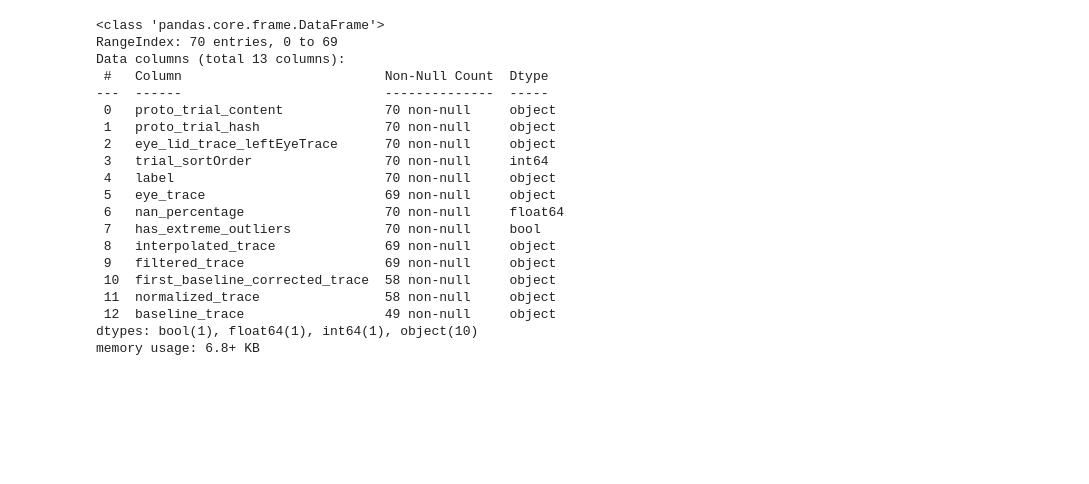
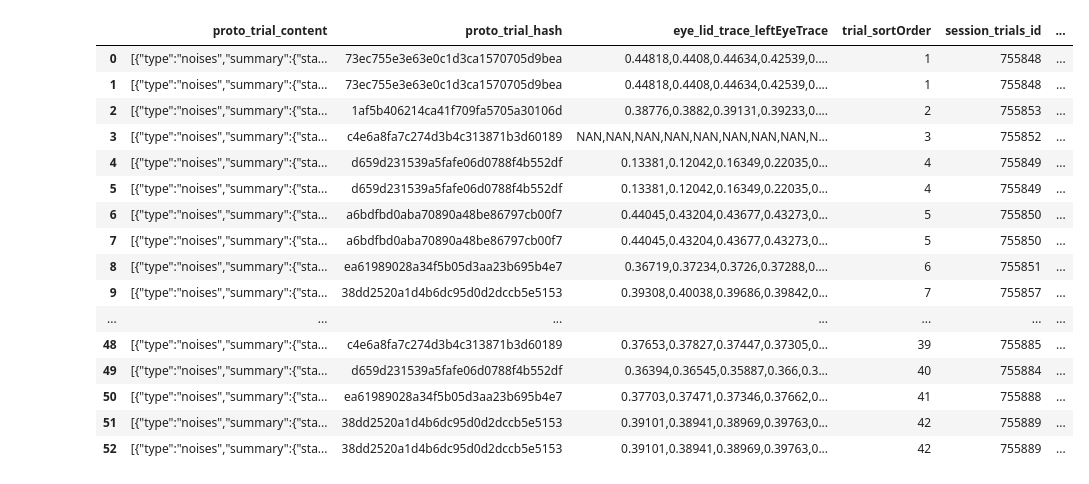
Before and after one commit to BlinkLab-Pty-Ltd/blinkLab_python_sdk, a Jupyter notebook: examples/example.ipynb, the cells around one changed output. Drawn from its saved outputs; the diff is of its cells as text; code cells hidden in the pictures; blank space fills up the shorter version.

```diff
--- a/examples/example.ipynb
+++ b/examples/example.ipynb
@@ -116,23 +122,0 @@ memory usage: 6.7+ KB
-# %%
-df.info()
-# %% [output]
-<class 'pandas.core.frame.DataFrame'>
-RangeIndex: 70 entries, 0 to 69
-Data columns (total 13 columns):
- #   Column                          Non-Null Count  Dtype
----  ------                          --------------  -----
- 0   proto_trial_content             70 non-null     object
- 1   proto_trial_hash                70 non-null     object
- 2   eye_lid_trace_leftEyeTrace      70 non-null     object
- 3   trial_sortOrder                 70 non-null     int64
- 4   label                           70 non-null     object
- 5   eye_trace                       69 non-null     object
- 6   nan_percentage                  70 non-null     float64
- 7   has_extreme_outliers            70 non-null     bool
- 8   interpolated_trace              69 non-null     object
- 9   filtered_trace                  69 non-null     object
- 10  first_baseline_corrected_trace  58 non-null     object
- 11  normalized_trace                58 non-null     object
- 12  baseline_trace                  49 non-null     object
-dtypes: bool(1), float64(1), int64(1), object(10)
-memory usage: 6.8+ KB
@@ -140,0 +123,20 @@ df.head(100)
+# %%
+df.head(200)
+# %% [output]
+|  | proto_trial_content | proto_trial_hash | eye_lid_trace_leftEyeTrace | trial_sortOrder | session_trials_id | ... |
+| 0 | [{"type":"noises","summary":{"sta... | 73ec755e3e63e0c1d3ca1570705d9bea | 0.44818,0.4408,0.44634,0.42539,0.... | 1 | 755848 | ... |
+| 1 | [{"type":"noises","summary":{"sta... | 73ec755e3e63e0c1d3ca1570705d9bea | 0.44818,0.4408,0.44634,0.42539,0.... | 1 | 755848 | ... |
+| 2 | [{"type":"noises","summary":{"sta... | 1af5b406214ca41f709fa5705a30106d | 0.38776,0.3882,0.39131,0.39233,0.... | 2 | 755853 | ... |
+| 3 | [{"type":"noises","summary":{"sta... | c4e6a8fa7c274d3b4c313871b3d60189 | NAN,NAN,NAN,NAN,NAN,NAN,NAN,NAN,N... | 3 | 755852 | ... |
+| 4 | [{"type":"noises","summary":{"sta... | d659d231539a5fafe06d0788f4b552df | 0.13381,0.12042,0.16349,0.22035,0... | 4 | 755849 | ... |
+| 5 | [{"type":"noises","summary":{"sta... | d659d231539a5fafe06d0788f4b552df | 0.13381,0.12042,0.16349,0.22035,0... | 4 | 755849 | ... |
+| 6 | [{"type":"noises","summary":{"sta... | a6bdfbd0aba70890a48be86797cb00f7 | 0.44045,0.43204,0.43677,0.43273,0... | 5 | 755850 | ... |
+| 7 | [{"type":"noises","summary":{"sta... | a6bdfbd0aba70890a48be86797cb00f7 | 0.44045,0.43204,0.43677,0.43273,0... | 5 | 755850 | ... |
+| 8 | [{"type":"noises","summary":{"sta... | ea61989028a34f5b05d3aa23b695b4e7 | 0.36719,0.37234,0.3726,0.37288,0.... | 6 | 755851 | ... |
+| 9 | [{"type":"noises","summary":{"sta... | 38dd2520a1d4b6dc95d0d2dccb5e5153 | 0.39308,0.40038,0.39686,0.39842,0... | 7 | 755857 | ... |
+| ... | ... | ... | ... | ... | ... | ... |
+| 48 | [{"type":"noises","summary":{"sta... | c4e6a8fa7c274d3b4c313871b3d60189 | 0.37653,0.37827,0.37447,0.37305,0... | 39 | 755885 | ... |
+| 49 | [{"type":"noises","summary":{"sta... | d659d231539a5fafe06d0788f4b552df | 0.36394,0.36545,0.35887,0.366,0.3... | 40 | 755884 | ... |
+| 50 | [{"type":"noises","summary":{"sta... | ea61989028a34f5b05d3aa23b695b4e7 | 0.37703,0.37471,0.37346,0.37662,0... | 41 | 755888 | ... |
+| 51 | [{"type":"noises","summary":{"sta... | 38dd2520a1d4b6dc95d0d2dccb5e5153 | 0.39101,0.38941,0.38969,0.39763,0... | 42 | 755889 | ... |
+| 52 | [{"type":"noises","summary":{"sta... | 38dd2520a1d4b6dc95d0d2dccb5e5153 | 0.39101,0.38941,0.38969,0.39763,0... | 42 | 755889 | ... |
```
Also changed, not shown: parts of 9 cells of this notebook, 5 other files.
